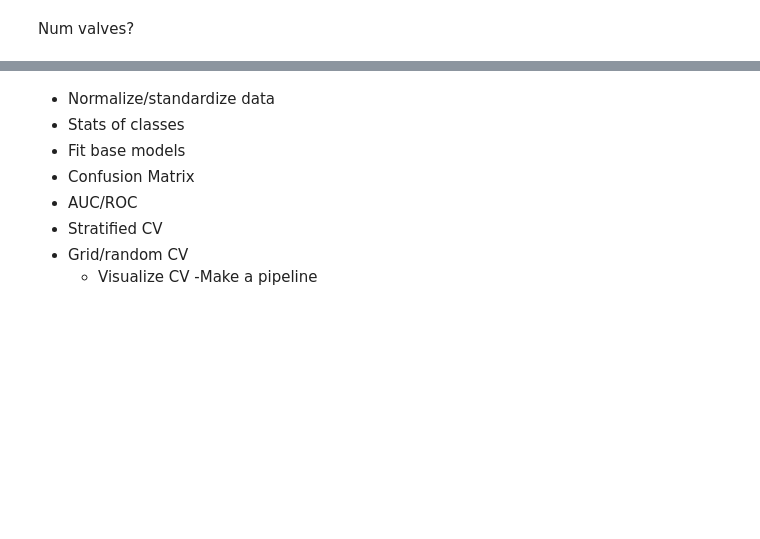
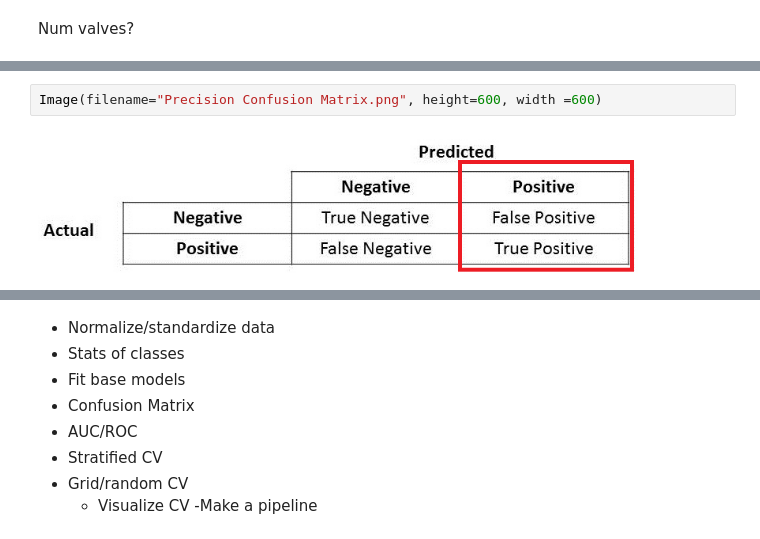
Before and after one commit to KishenSharma6/HeartDisease-Classification, a Jupyter notebook: Heart Disease - Classification.ipynb, the cells around one changed output, grey strips where cells are left out. Drawn from its saved outputs; the diff is of its cells as text; blank space fills up the shorter version.

```diff
--- a/Heart Disease - Classification.ipynb
+++ b/Heart Disease - Classification.ipynb
@@ -442,0 +453,4 @@ Num valves?
+# %%
+Image(filename="Precision Confusion Matrix.png", height=600, width =600)
+# %% [output]
+[figure, added]
```
Also changed, not shown: parts of 26 cells of this notebook.
